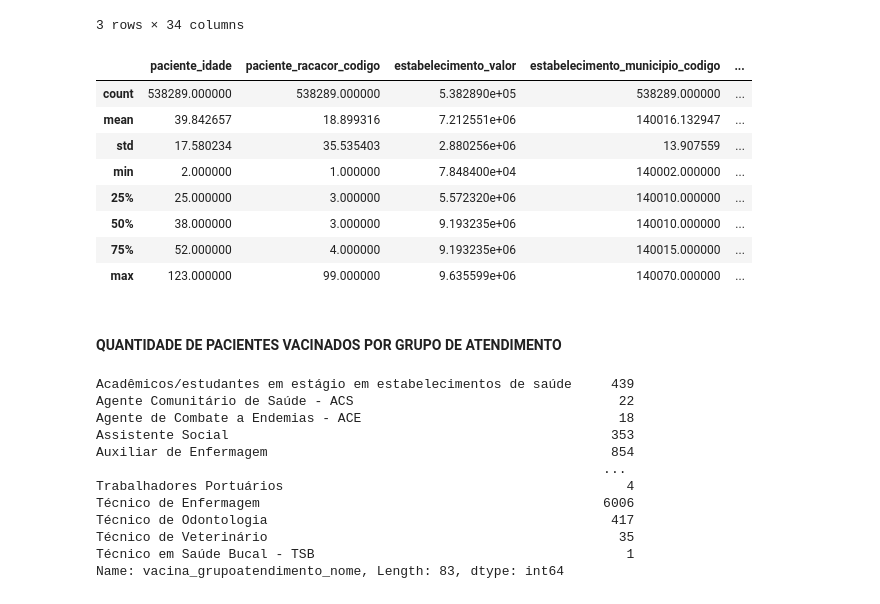
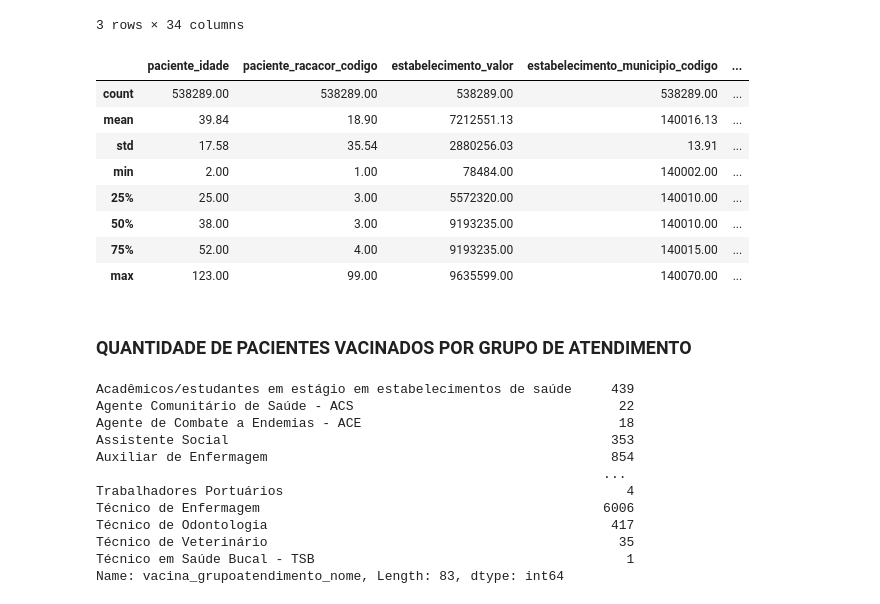
Before and after one commit to evelyncmsouza/Covid-19VaccinationData, a Jupyter notebook: VacinacaoCOVID19.ipynb, the cells around one changed output. Cells and saved outputs as stored; diff of their text form; code cells hidden in the pictures.

```diff
--- a/VacinacaoCOVID19.ipynb
+++ b/VacinacaoCOVID19.ipynb
@@ -45,19 +45,19 @@ colSelected = datasetCovid[['vacina_codigo', 'vacina_grupoatendimento_nome', 'pa
                             'vacina_fabricante_nome', 'vacina_descricao_dose']]
 # %%
 #INFORMAÇÕES DE ESTATÍSTICA DESCRITIVAS, COMO: MÉDIA, DESVIO PADRÃO, MÁXIMO, MÍNIMO E OUTRAS TENDÊNCIAS CENTRAIS
-datasetCovid.describe()
+datasetCovid.describe().round(2)
 # %% [output]
 |  | paciente_idade | paciente_racacor_codigo | estabelecimento_valor | estabelecimento_municipio_codigo | ... |
-| count | 538289.000000 | 538289.000000 | 5.382890e+05 | 538289.000000 | ... |
-| mean | 39.842657 | 18.899316 | 7.212551e+06 | 140016.132947 | ... |
-| std | 17.580234 | 35.535403 | 2.880256e+06 | 13.907559 | ... |
-| min | 2.000000 | 1.000000 | 7.848400e+04 | 140002.000000 | ... |
-| 25% | 25.000000 | 3.000000 | 5.572320e+06 | 140010.000000 | ... |
-| 50% | 38.000000 | 3.000000 | 9.193235e+06 | 140010.000000 | ... |
-| 75% | 52.000000 | 4.000000 | 9.193235e+06 | 140015.000000 | ... |
-| max | 123.000000 | 99.000000 | 9.635599e+06 | 140070.000000 | ... |
+| count | 538289.00 | 538289.00 | 538289.00 | 538289.00 | ... |
+| mean | 39.84 | 18.90 | 7212551.13 | 140016.13 | ... |
+| std | 17.58 | 35.54 | 2880256.03 | 13.91 | ... |
+| min | 2.00 | 1.00 | 78484.00 | 140002.00 | ... |
+| 25% | 25.00 | 3.00 | 5572320.00 | 140010.00 | ... |
+| 50% | 38.00 | 3.00 | 9193235.00 | 140010.00 | ... |
+| 75% | 52.00 | 4.00 | 9193235.00 | 140015.00 | ... |
+| max | 123.00 | 99.00 | 9635599.00 | 140070.00 | ... |
 # %% [markdown]
-#### **QUANTIDADE DE PACIENTES VACINADOS POR GRUPO DE ATENDIMENTO**
+### **QUANTIDADE DE PACIENTES VACINADOS POR GRUPO DE ATENDIMENTO**
 # %%
 serviceGroups = colSelected['vacina_grupoatendimento_nome']
 serviceGroups.value_counts().sort_index()
```
Also changed, not shown: parts of 5 cells of this notebook.
